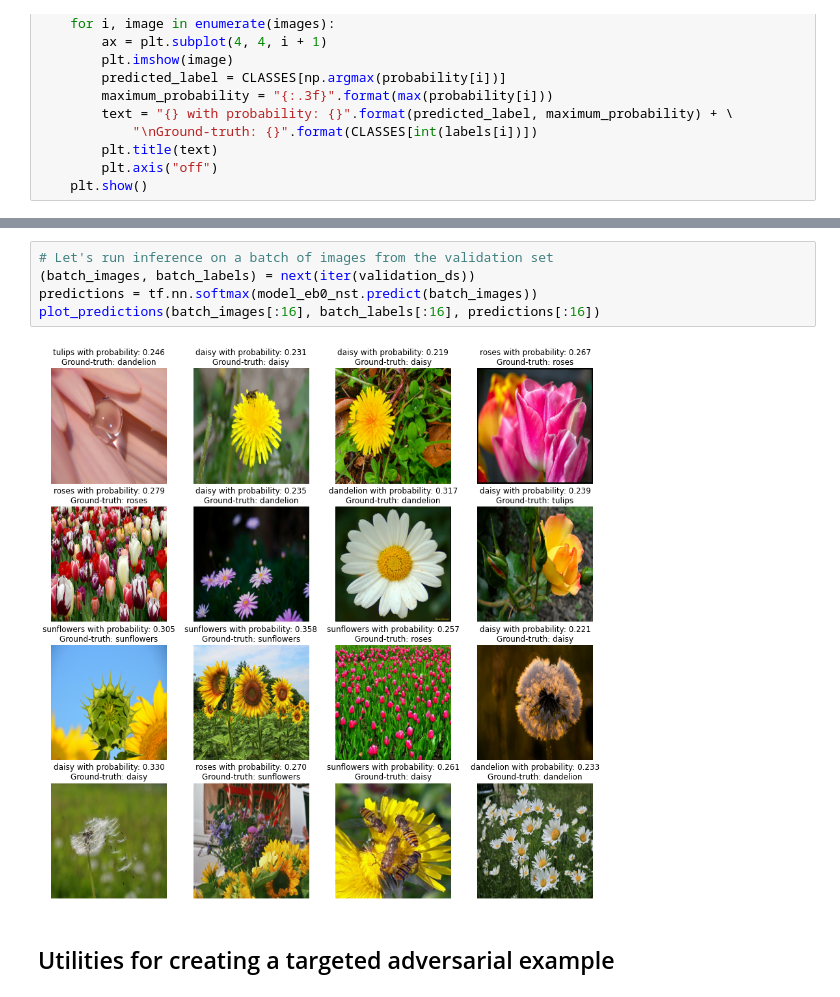
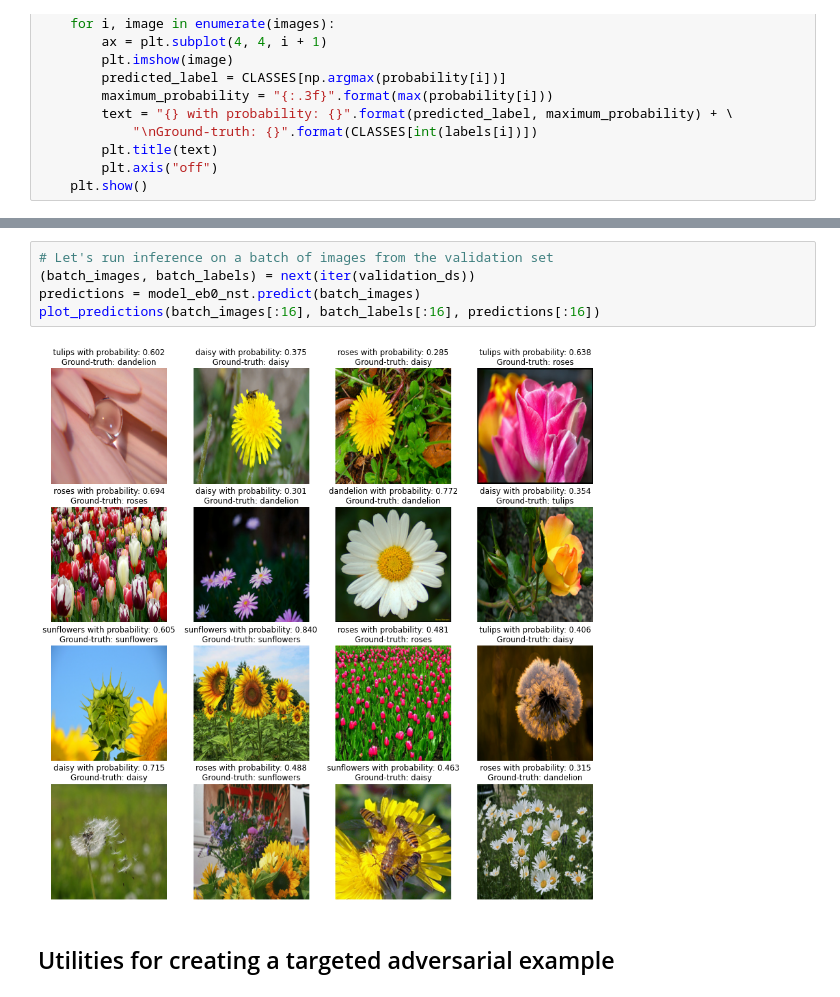
Before and after one commit to sayakpaul/Adversarial-Examples-in-Deep-Learning, a Jupyter notebook: Adversarial_Examples_EfficientNet_NST.ipynb, the cells around one changed output, grey strips where cells are left out. Saved outputs shown, nothing was run; the diff lists cells and outputs as text.

Commit message:
Fixed the softmax issue

```diff
--- a/Adversarial_Examples_EfficientNet_NST.ipynb
+++ b/Adversarial_Examples_EfficientNet_NST.ipynb
@@ -297,10 +315,10 @@ plot_predictions(batch_images[:16], batch_labels[:16], predictions[:16])
 # %%
 # Let's run inference on a batch of images from the validation set
 (batch_images, batch_labels) = next(iter(validation_ds))
-predictions = tf.nn.softmax(model_eb0_nst.predict(batch_images))
+predictions = model_eb0_nst.predict(batch_images)
 plot_predictions(batch_images[:16], batch_labels[:16], predictions[:16])
 # %% [output]
-[figure, old version]
+[figure, new version]
 # %% [markdown]
 ## Utilities for creating a targeted adversarial example
 # %%
```
Also changed, not shown: parts of 8 cells of this notebook.
